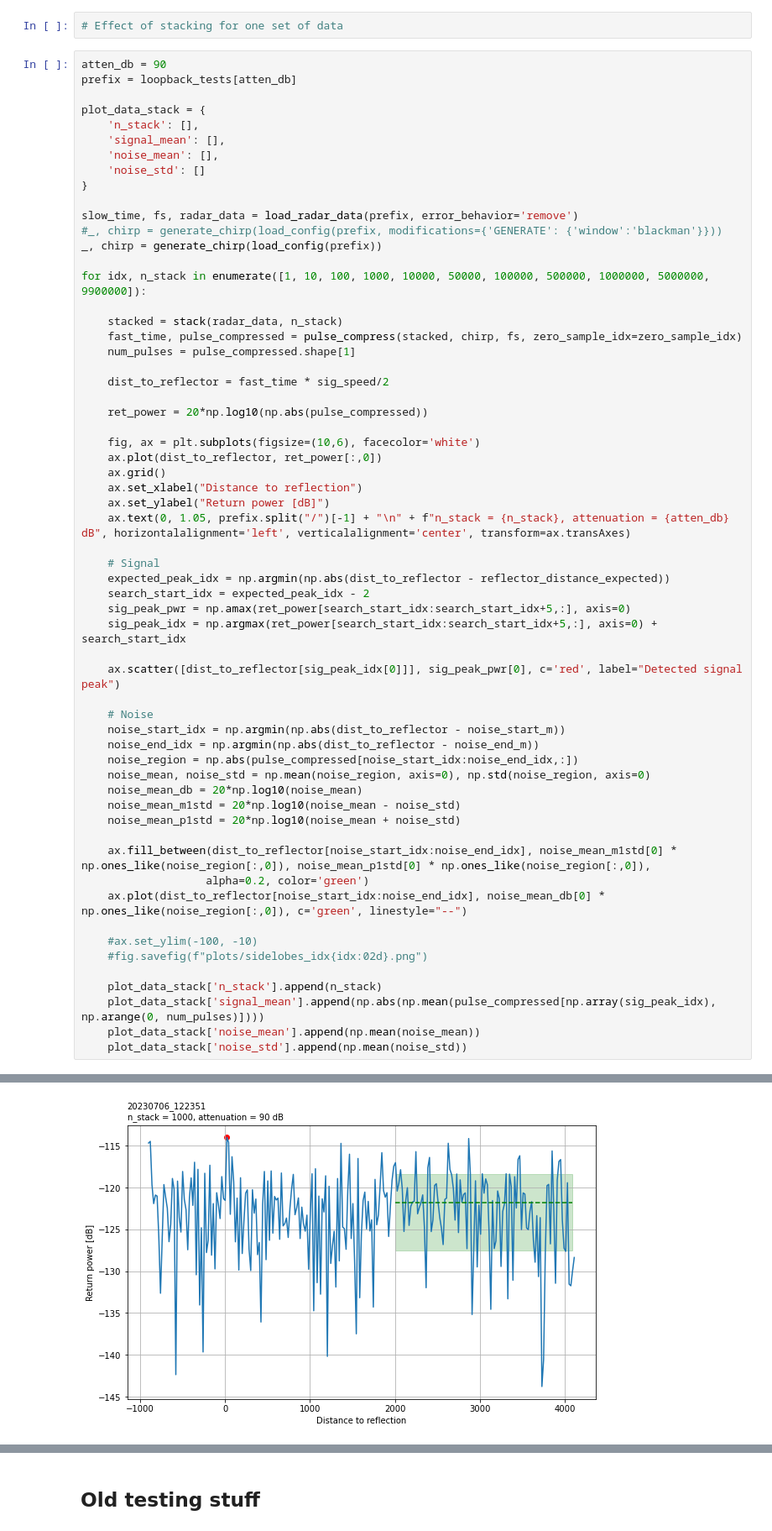
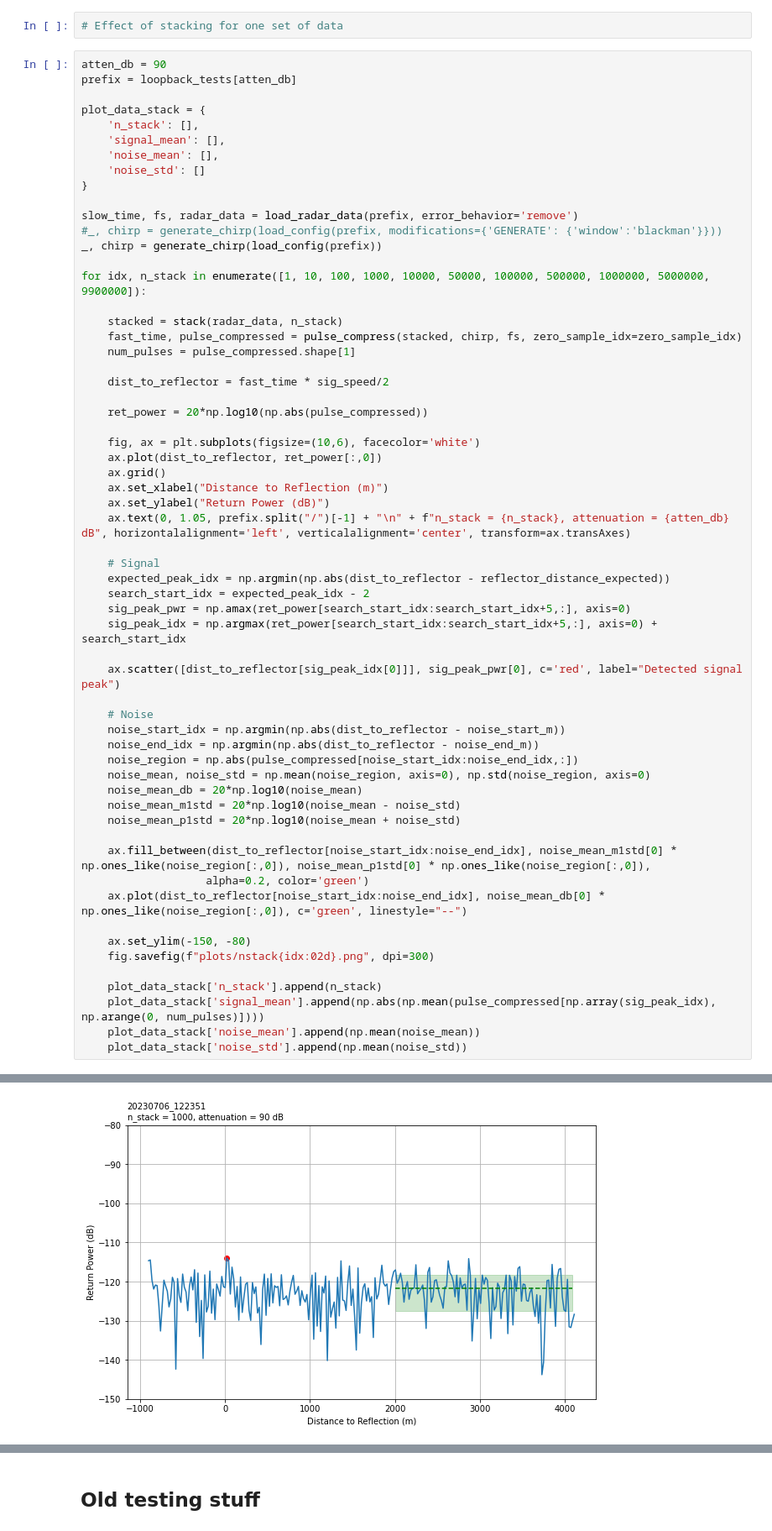
Before and after one commit to radioglaciology/uhd_radar, a Jupyter notebook: postprocessing/test_scripts/Loopback SNR.ipynb, the cells around one changed output, grey strips where cells are left out. Shown: that part at 84% size. Saved outputs shown, nothing was run; the diff lists cells and outputs as text.

```diff
--- a/postprocessing/test_scripts/Loopback SNR.ipynb
+++ b/postprocessing/test_scripts/Loopback SNR.ipynb
@@ -232,8 +232,8 @@ for idx, n_stack in enumerate([1, 10, 100, 1000, 10000, 50000, 100000, 500000, 1
     fig, ax = plt.subplots(figsize=(10,6), facecolor='white')
     ax.plot(dist_to_reflector, ret_power[:,0])
     ax.grid()
-    ax.set_xlabel("Distance to reflection")
-    ax.set_ylabel("Return power [dB]")
+    ax.set_xlabel("Distance to Reflection (m)")
+    ax.set_ylabel("Return Power (dB)")
     ax.text(0, 1.05, prefix.split("/")[-1] + "\n" + f"n_stack = {n_stack}, attenuation = {atten_db} dB", horizontalalignment='left', verticalalignment='center', transform=ax.transAxes)
 
     # Signal
@@ -257,8 +257,8 @@ for idx, n_stack in enumerate([1, 10, 100, 1000, 10000, 50000, 100000, 500000, 1
                    alpha=0.2, color='green')
     ax.plot(dist_to_reflector[noise_start_idx:noise_end_idx], noise_mean_db[0] * np.ones_like(noise_region[:,0]), c='green', linestyle="--")
 
-    #ax.set_ylim(-100, -10)
-    #fig.savefig(f"plots/sidelobes_idx{idx:02d}.png")
+    ax.set_ylim(-150, -80)
+    fig.savefig(f"plots/nstack{idx:02d}.png", dpi=300)
 
     plot_data_stack['n_stack'].append(n_stack)
     plot_data_stack['signal_mean'].append(np.abs(np.mean(pulse_compressed[np.array(sig_peak_idx), np.arange(0, num_pulses)])))
@@ -271 +271 @@ for idx, n_stack in enumerate([1, 10, 100, 1000, 10000, 50000, 100000, 500000, 1
-[figure, old version]
+[figure, new version]
```
Also changed, not shown: parts of 6 cells of this notebook, 1 other file.
